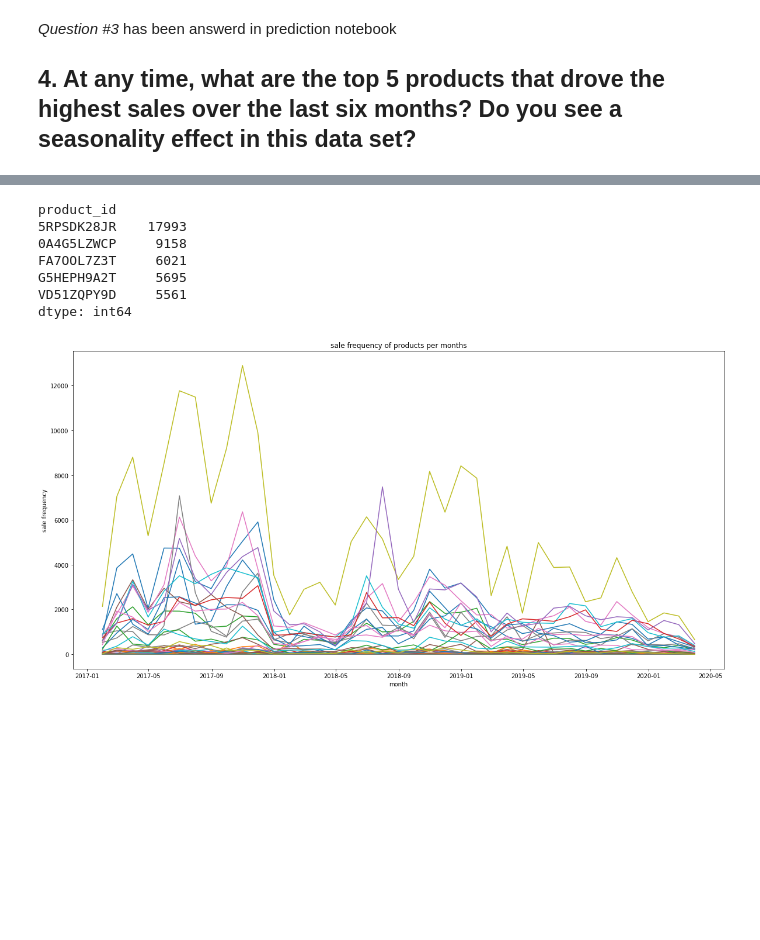
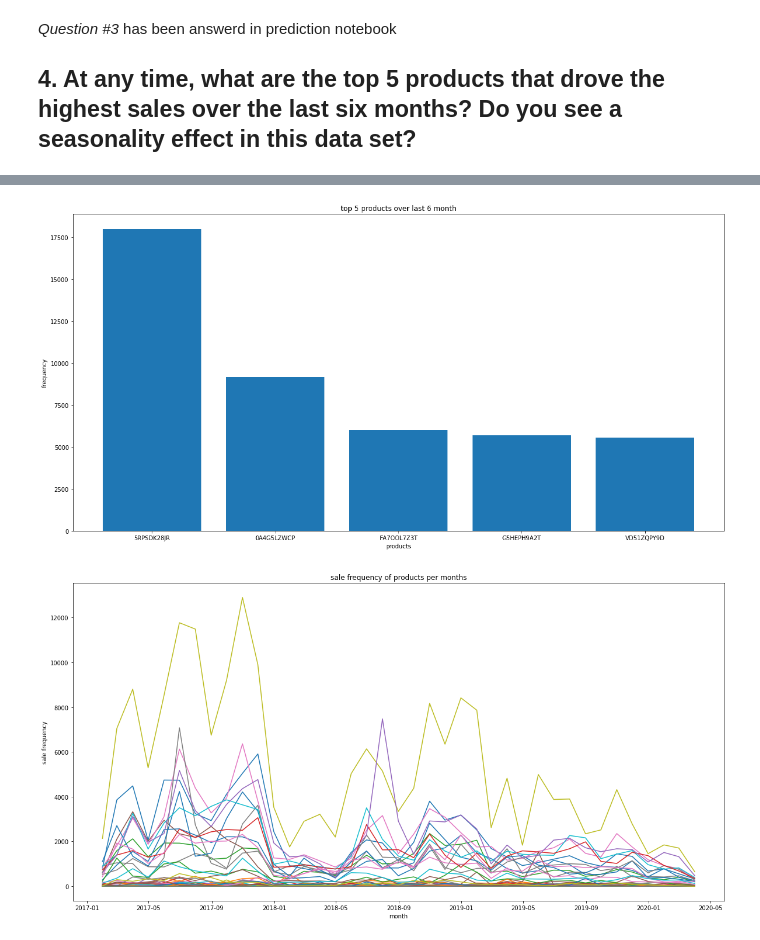
Before and after one commit to kkiani/customer_transactions_history, a Jupyter notebook: notebooks/visuals-development.ipynb, the cells around one changed output, grey strips where cells are left out. Saved outputs shown, nothing was run; the diff lists cells and outputs as text; code cells hidden in the pictures; blank space fills up the shorter version.

Commit message:
add top 5 plot

```diff
--- a/notebooks/visuals-development.ipynb
+++ b/notebooks/visuals-development.ipynb
@@ -157,17 +158,18 @@ transactions_per_month_df
 # %%
 date = datetime.date(2017, 4, 1)
 
 end_date = str(date)
 start_date = str(date + relativedelta(months=-6))
-transactions_per_month_df[start_date:end_date].sum(axis=0).sort_values(ascending=False).head(5)
+top_5_df = product_per_month_df.transpose()[start_date:end_date].sum(axis=0).sort_values(ascending=False).head(5)
+
+plt.figure(figsize=(20, 10))
+plt.bar(top_5_df.index.values, top_5_df.values)
+plt.xlabel('products')
+plt.ylabel('frequency')
+plt.title('top 5 products over last 6 month')
+plt.show()
 # %% [output]
-product_id
-5RPSDK28JR    17993
-0A4G5LZWCP     9158
-FA7OOL7Z3T     6021
-G5HEPH9A2T     5695
-VD51ZQPY9D     5561
-dtype: int64
+[figure, added]
 # %%
 plt.figure(figsize=(20, 10))
 for i in range(50):
```
Also changed, not shown: parts of 4 cells of this notebook, 2 other files.
